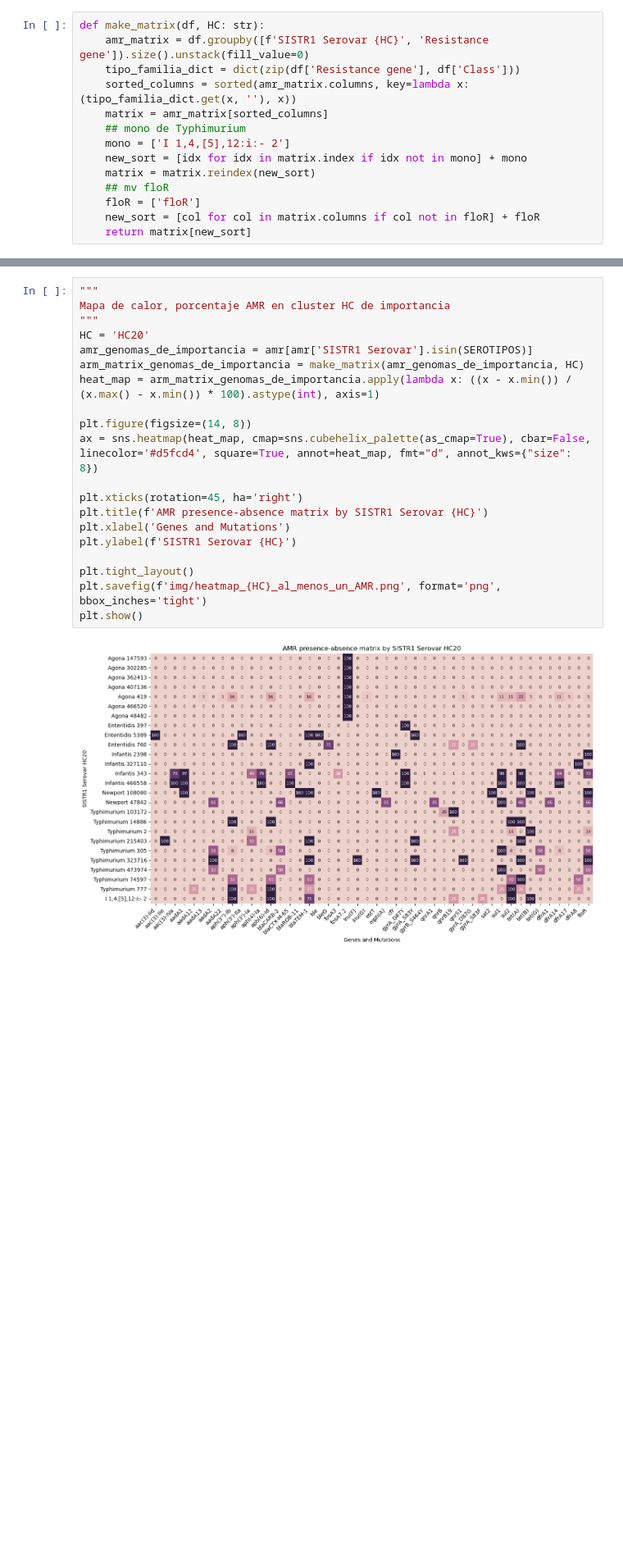
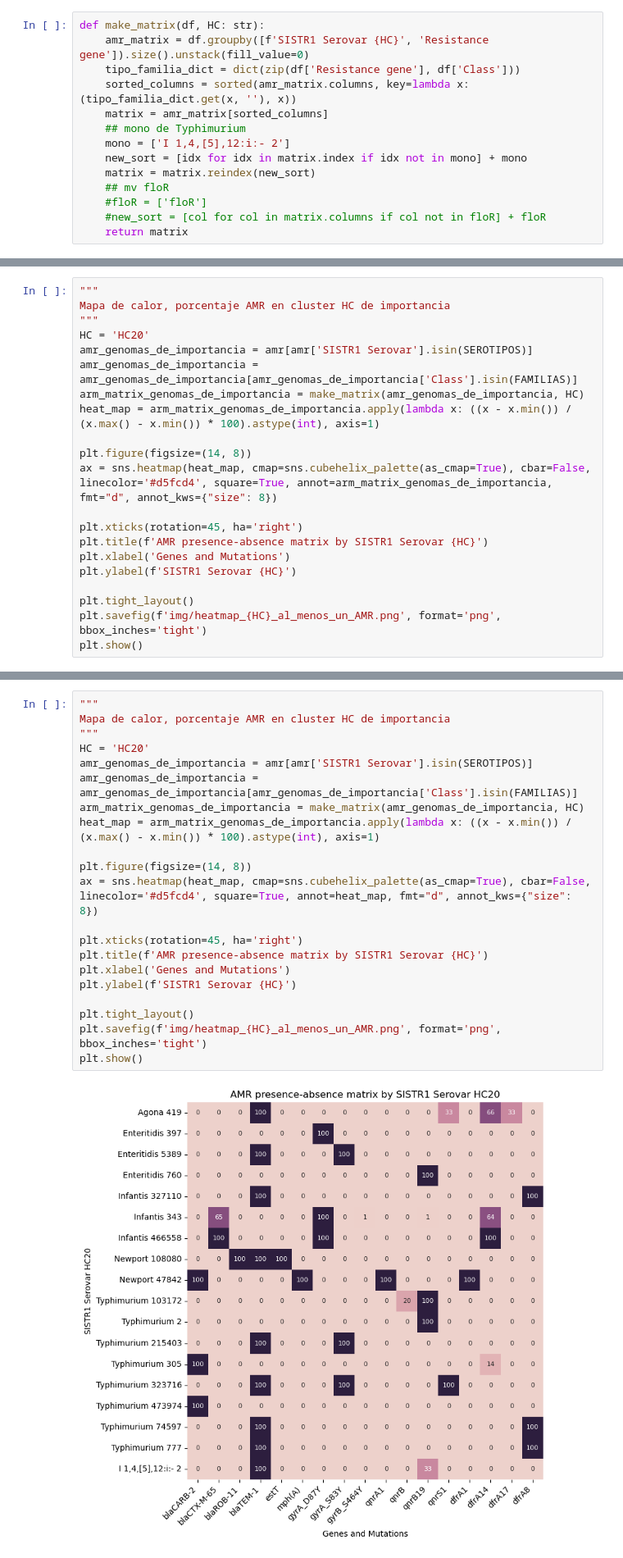
Before and after one commit to vicevalds/BIO295, a Jupyter notebook: AMR_heatmap.ipynb, the cells around one changed output, grey strips where cells are left out. Shown at 82% size. Drawn from its saved outputs; the diff is of its cells as text; blank space fills up the shorter version.

```diff
--- a/AMR_heatmap.ipynb
+++ b/AMR_heatmap.ipynb
@@ -134,9 +141,9 @@ def make_matrix(df, HC: str):
     new_sort = [idx for idx in matrix.index if idx not in mono] + mono
     matrix = matrix.reindex(new_sort)
     ## mv floR
-    floR = ['floR']
-    new_sort = [col for col in matrix.columns if col not in floR] + floR
-    return matrix[new_sort]
+    #floR = ['floR']
+    #new_sort = [col for col in matrix.columns if col not in floR] + floR
+    return matrix
 # %%
 SEROTIPOS = ['Typhimurium', 'Newport', 'Enteritidis', 'Infantis', 'I 1,4,[5],12:i:-', 'Agona']
 # %%
@@ -162,0 +170,21 @@ plt.show()
+# %%
+"""
+Mapa de calor, porcentaje AMR en cluster HC de importancia
+"""
+HC = 'HC20'
+amr_genomas_de_importancia = amr[amr['SISTR1 Serovar'].isin(SEROTIPOS)]
+amr_genomas_de_importancia = amr_genomas_de_importancia[amr_genomas_de_importancia['Class'].isin(FAMILIAS)]
+arm_matrix_genomas_de_importancia = make_matrix(amr_genomas_de_importancia, HC)
+heat_map = arm_matrix_genomas_de_importancia.apply(lambda x: ((x - x.min()) / (x.max() - x.min()) * 100).astype(int), axis=1)
+
+plt.figure(figsize=(14, 8))
+ax = sns.heatmap(heat_map, cmap=sns.cubehelix_palette(as_cmap=True), cbar=False, linecolor='#d5fcd4', square=True, annot=arm_matrix_genomas_de_importancia, fmt="d", annot_kws={"size": 8})
+
+plt.xticks(rotation=45, ha='right')
+plt.title(f'AMR presence-absence matrix by SISTR1 Serovar {HC}')
+plt.xlabel('Genes and Mutations')
+plt.ylabel(f'SISTR1 Serovar {HC}')
+
+plt.tight_layout()
+plt.savefig(f'img/heatmap_{HC}_al_menos_un_AMR.png', format='png', bbox_inches='tight')
+plt.show()
@@ -163,22 +193,23 @@ plt.show()
 # %%
 """
 Mapa de calor, porcentaje AMR en cluster HC de importancia
 """
 HC = 'HC20'
 amr_genomas_de_importancia = amr[amr['SISTR1 Serovar'].isin(SEROTIPOS)]
+amr_genomas_de_importancia = amr_genomas_de_importancia[amr_genomas_de_importancia['Class'].isin(FAMILIAS)]
 arm_matrix_genomas_de_importancia = make_matrix(amr_genomas_de_importancia, HC)
 heat_map = arm_matrix_genomas_de_importancia.apply(lambda x: ((x - x.min()) / (x.max() - x.min()) * 100).astype(int), axis=1)
 
 plt.figure(figsize=(14, 8))
 ax = sns.heatmap(heat_map, cmap=sns.cubehelix_palette(as_cmap=True), cbar=False, linecolor='#d5fcd4', square=True, annot=heat_map, fmt="d", annot_kws={"size": 8})
 
 plt.xticks(rotation=45, ha='right')
 plt.title(f'AMR presence-absence matrix by SISTR1 Serovar {HC}')
 plt.xlabel('Genes and Mutations')
 plt.ylabel(f'SISTR1 Serovar {HC}')
 
 plt.tight_layout()
 plt.savefig(f'img/heatmap_{HC}_al_menos_un_AMR.png', format='png', bbox_inches='tight')
 plt.show()
 # %% [output]
-[figure, old version]
+[figure, new version]
```
Also changed, not shown: parts of 10 cells of this notebook, 32 other files.
